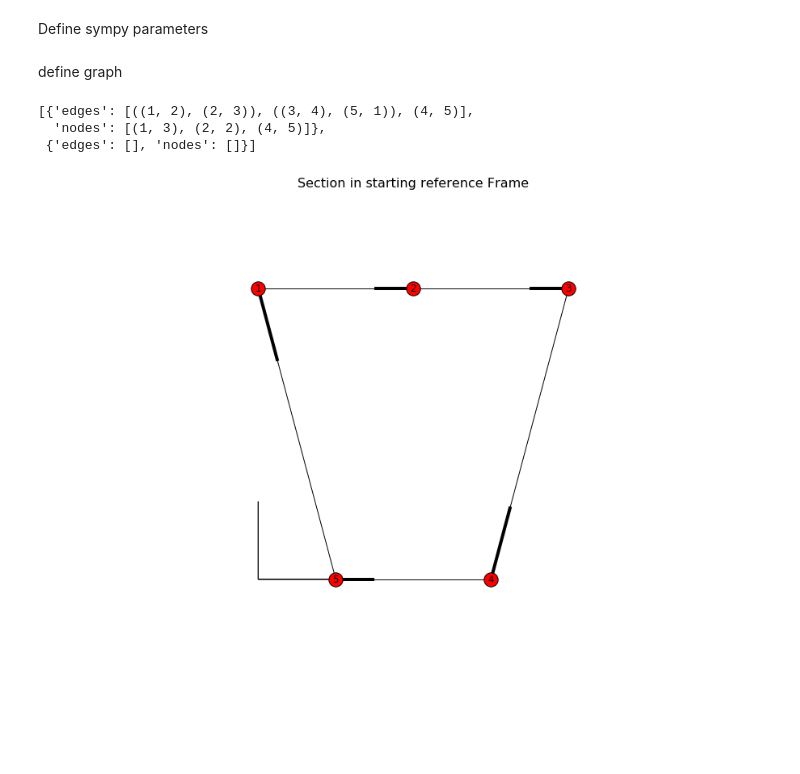
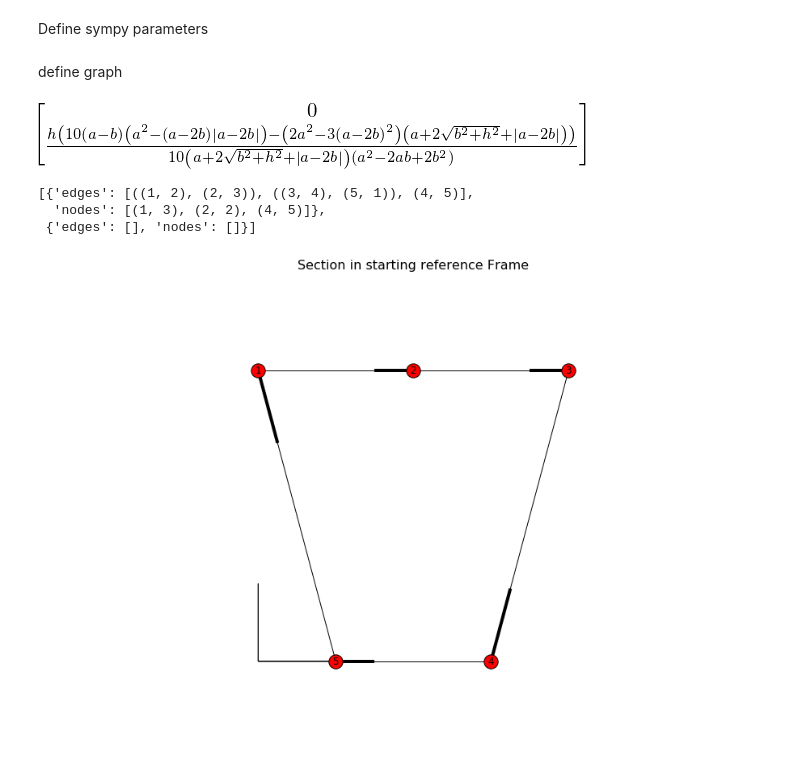
Before and after one commit to Ccaccia73/semimonocoque, a Jupyter notebook: SemiMonoCoque.ipynb, the cells around one changed output. Saved outputs shown, nothing was run; the diff lists cells and outputs as text; code cells hidden in the pictures; blank space fills up the shorter version.

```diff
--- a/SemiMonoCoque.ipynb
+++ b/SemiMonoCoque.ipynb
@@ -37,6 +37,10 @@ panels = {(1,2):t,
           (5,1):t}
 # %%
 S1 = Section(stringers, panels)
+# %%
+S1.ct
+# %% [output]
+[figure, added]
 # %%
 S1.symmetry
 # %% [output]
```
Also changed, not shown: parts of 9 cells of this notebook, 1 other file.
